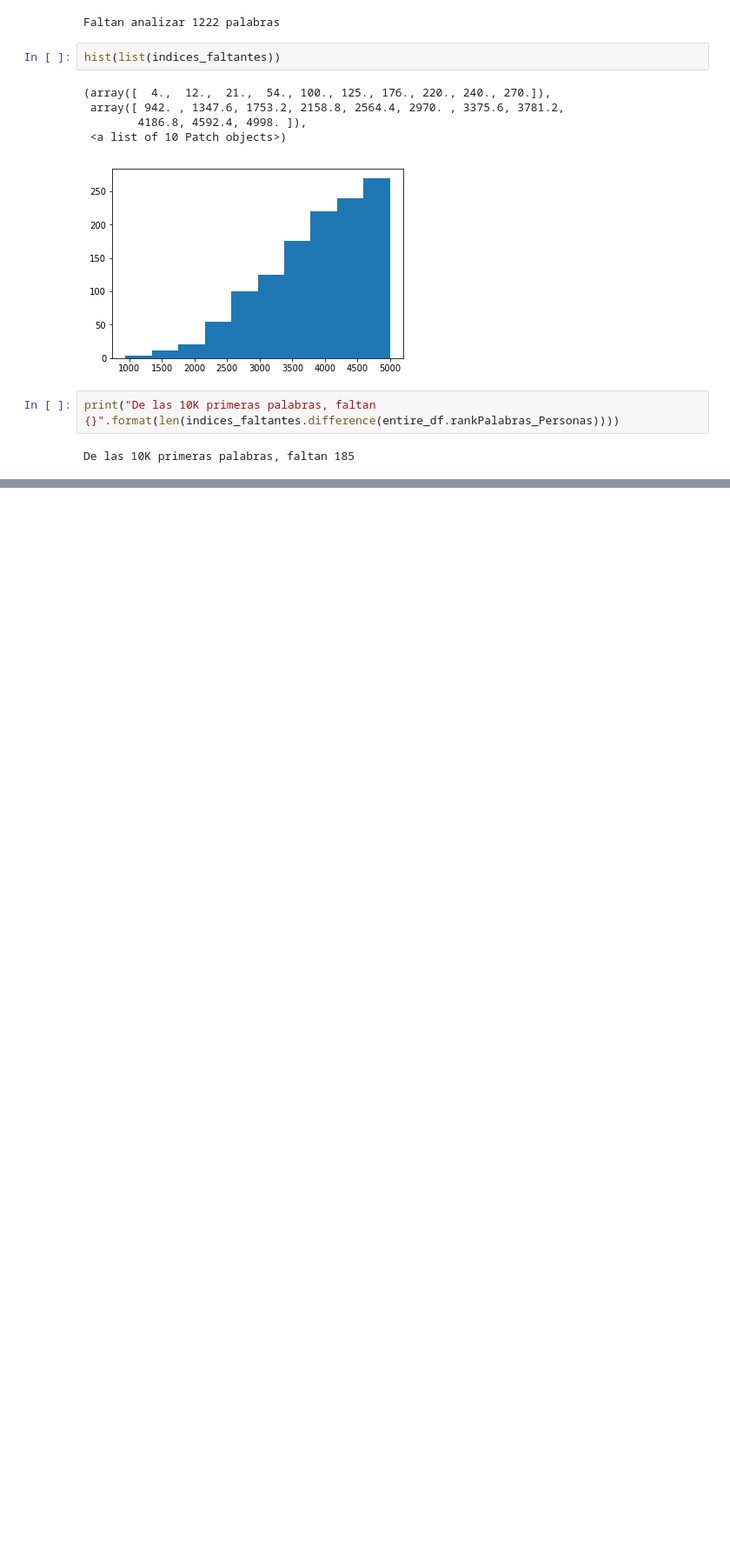
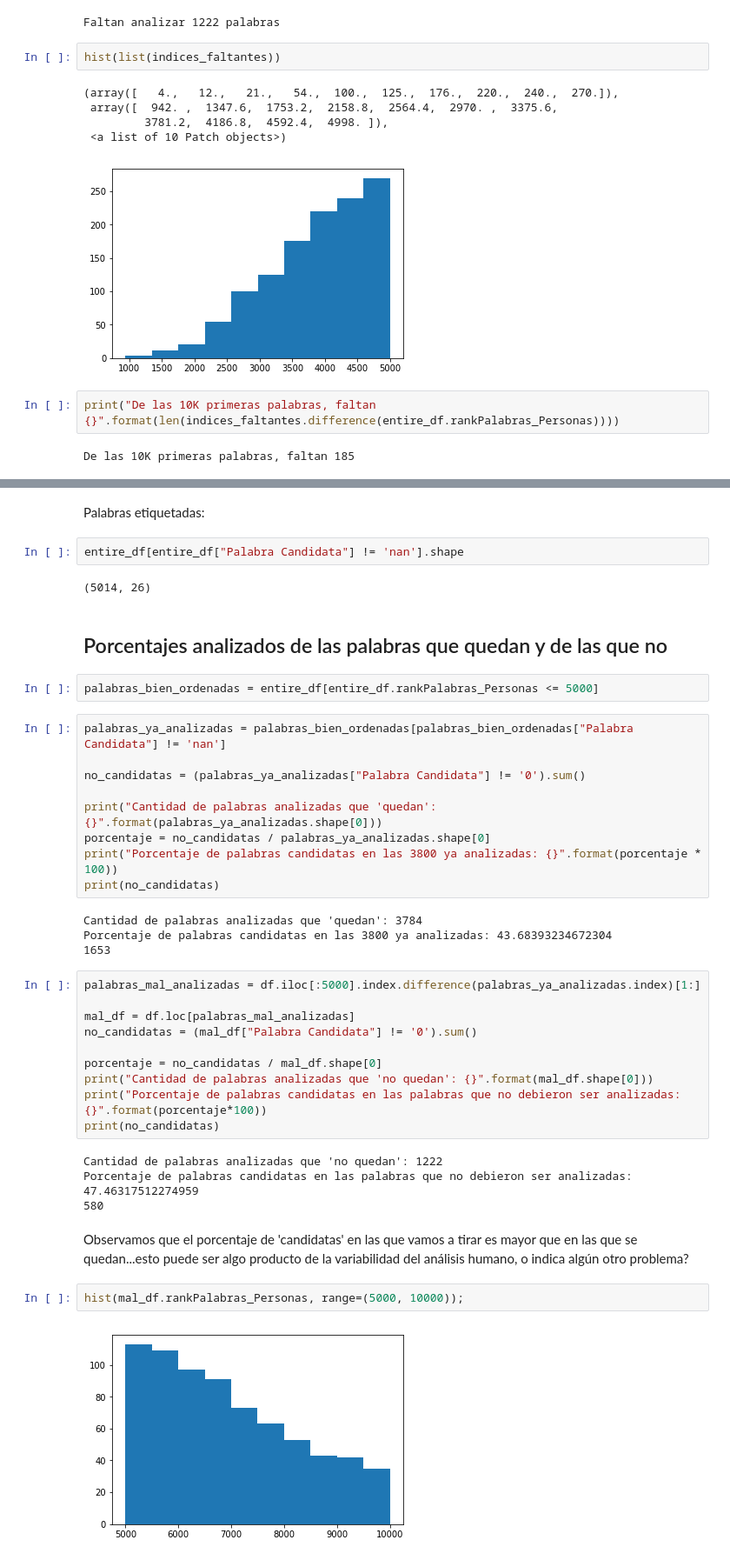
Before and after one commit to finiteautomata/lexico-contrastivo, a Jupyter notebook: notebooks/palabras_faltantes.ipynb, the cells around one changed output, grey strips where cells are left out. Shown at 87% size. Cells and saved outputs as stored; diff of their text form; blank space fills up the shorter version.

```diff
--- a/notebooks/palabras_faltantes.ipynb
+++ b/notebooks/palabras_faltantes.ipynb
@@ -49,0 +92,43 @@ De las 10K primeras palabras, faltan 185
+# %% [markdown]
+Palabras etiquetadas:
+# %%
+entire_df[entire_df["Palabra Candidata"] != 'nan'].shape
+# %% [output]
+(5014, 26)
+# %% [markdown]
+## Porcentajes analizados de las palabras que quedan y de las que no
+# %%
+palabras_bien_ordenadas = entire_df[entire_df.rankPalabras_Personas <= 5000]
+# %%
+palabras_ya_analizadas = palabras_bien_ordenadas[palabras_bien_ordenadas["Palabra Candidata"] != 'nan']
+
+no_candidatas = (palabras_ya_analizadas["Palabra Candidata"] != '0').sum()
+
+print("Cantidad de palabras analizadas que 'quedan': {}".format(palabras_ya_analizadas.shape[0]))
+porcentaje = no_candidatas / palabras_ya_analizadas.shape[0]
+print("Porcentaje de palabras candidatas en las 3800 ya analizadas: {}".format(porcentaje * 100))
+print(no_candidatas)
+# %% [output]
+Cantidad de palabras analizadas que 'quedan': 3784
+Porcentaje de palabras candidatas en las 3800 ya analizadas: 43.68393234672304
+1653
+# %%
+palabras_mal_analizadas = df.iloc[:5000].index.difference(palabras_ya_analizadas.index)[1:]
+
+mal_df = df.loc[palabras_mal_analizadas]
+no_candidatas = (mal_df["Palabra Candidata"] != '0').sum()
+
+porcentaje = no_candidatas / mal_df.shape[0]
+print("Cantidad de palabras analizadas que 'no quedan': {}".format(mal_df.shape[0]))
+print("Porcentaje de palabras candidatas en las palabras que no debieron ser analizadas: {}".format(porcentaje*100))
+print(no_candidatas)
+# %% [output]
+Cantidad de palabras analizadas que 'no quedan': 1222
+Porcentaje de palabras candidatas en las palabras que no debieron ser analizadas: 47.46317512274959
+580
+# %% [markdown]
+Observamos que el porcentaje de 'candidatas' en las que vamos a tirar es mayor que en las que se quedan...esto puede ser algo producto de la variabilidad del análisis humano, o indica algún otro problema?
+# %%
+hist(mal_df.rankPalabras_Personas, range=(5000, 10000));
+# %% [output]
+[figure, added]
```
Also changed, not shown: parts of 16 cells of this notebook.
